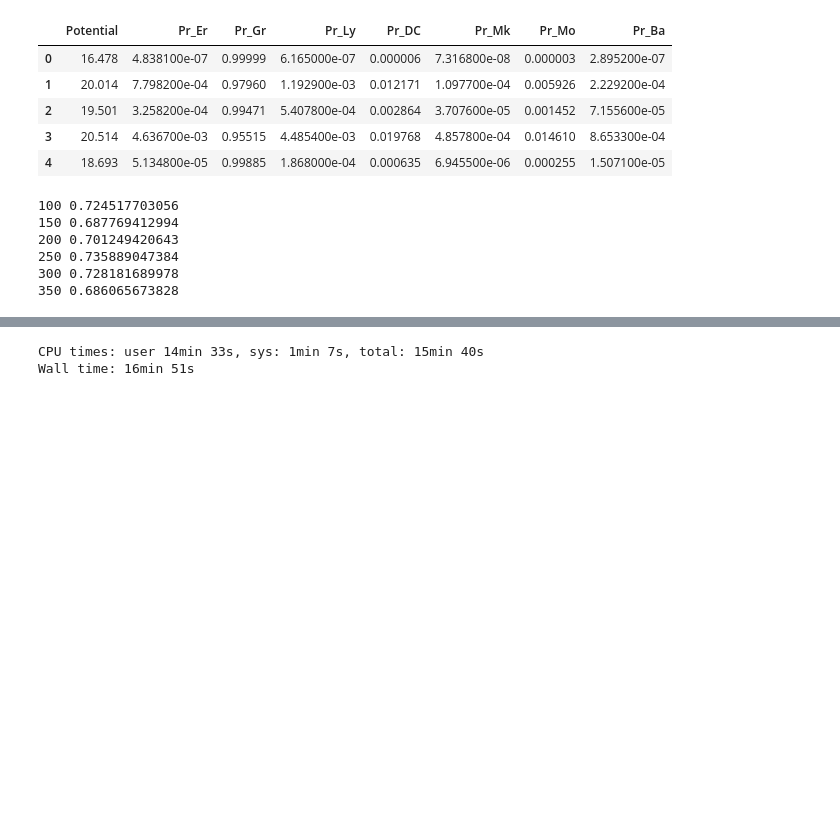
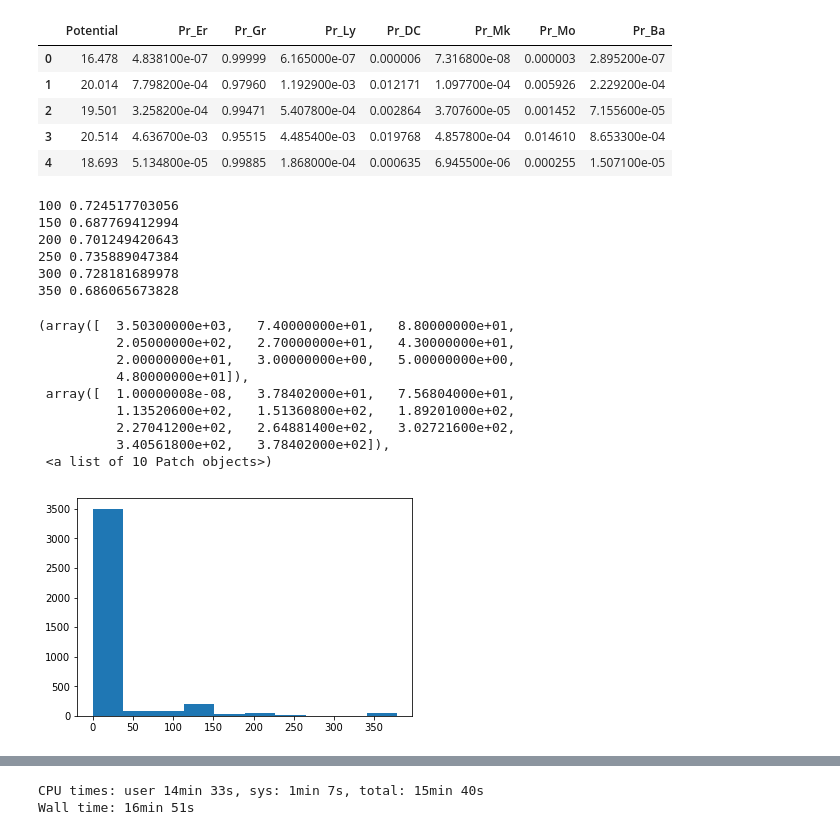
Before and after one commit to romain-lopez/scVI-reproducibility, a Jupyter notebook: preprocessing_benchmarking_klein_filtered_genes.ipynb, the cells around one changed output, grey strips where cells are left out. Saved outputs shown, nothing was run; the diff lists cells and outputs as text; code cells hidden in the pictures; blank space fills up the shorter version.

```diff
--- a/preprocessing_benchmarking_klein_filtered_genes.ipynb
+++ b/preprocessing_benchmarking_klein_filtered_genes.ipynb
@@ -176,6 +171,19 @@ def show_viz(latent, name, algo=None, labels=None, clusters_cmap=7, cmap="tab10"
     plt.tight_layout()
     if return_layout:
         return layout
+# %%
+plt.hist(1e-8 + np.max(meta.iloc[:, 0])-meta.iloc[:, 0] )
+# %% [output]
+(array([  3.50300000e+03,   7.40000000e+01,   8.80000000e+01,
+          2.05000000e+02,   2.70000000e+01,   4.30000000e+01,
+          2.00000000e+01,   3.00000000e+00,   5.00000000e+00,
+          4.80000000e+01]),
+ array([  1.00000008e-08,   3.78402000e+01,   7.56804000e+01,
+          1.13520600e+02,   1.51360800e+02,   1.89201000e+02,
+          2.27041200e+02,   2.64881400e+02,   3.02721600e+02,
+          3.40561800e+02,   3.78402000e+02]),
+ <a list of 10 Patch objects>)
+[figure, added]
 # %%
 def logit(p):
     p = np.copy(p.as_matrix())
```
Also changed, not shown: parts of 22 cells of this notebook, 5 other files.
